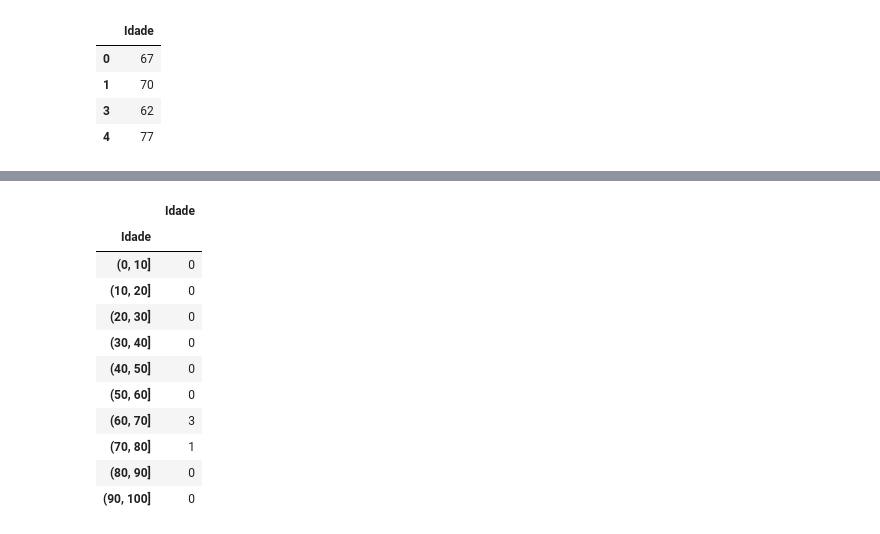
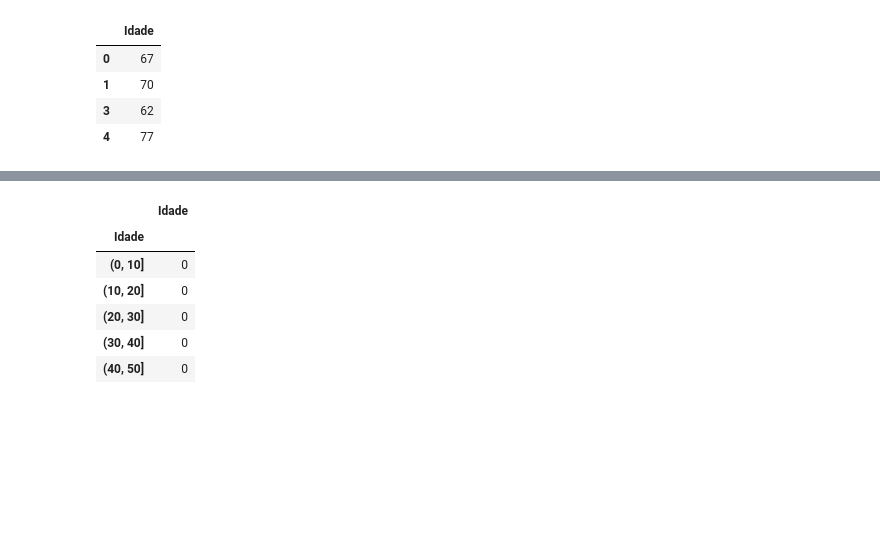
Before and after one commit to fpgdesa/CovidDashboard, a Jupyter notebook: dashboard/Notebook/Dados_Paty.ipynb, the cells around one changed output, grey strips where cells are left out. Drawn from its saved outputs; the diff is of its cells as text; code cells hidden in the pictures; blank space fills up the shorter version.

```diff
--- a/dashboard/Notebook/Dados_Paty.ipynb
+++ b/dashboard/Notebook/Dados_Paty.ipynb
@@ -312,18 +290,13 @@ mulheres_obito_paty_cons
 # %%
-homens_obito_paty_cons
+homens_obito_paty_cons.head()
 # %% [output]
 |  | Idade |
 | Idade |  |
 | (0, 10] | 0 |
 | (10, 20] | 0 |
 | (20, 30] | 0 |
 | (30, 40] | 0 |
 | (40, 50] | 0 |
-| (50, 60] | 0 |
-| (60, 70] | 3 |
-| (70, 80] | 1 |
-| (80, 90] | 0 |
-| (90, 100] | 0 |
 # %%
 
         a = 0.55
```
Also changed, not shown: parts of 26 cells of this notebook, 3 other files.
